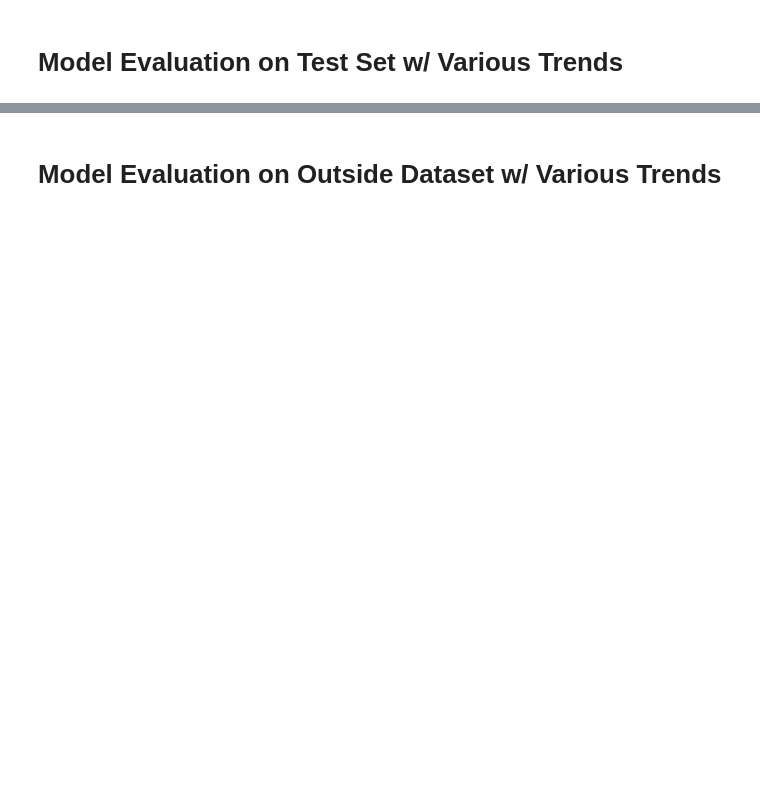
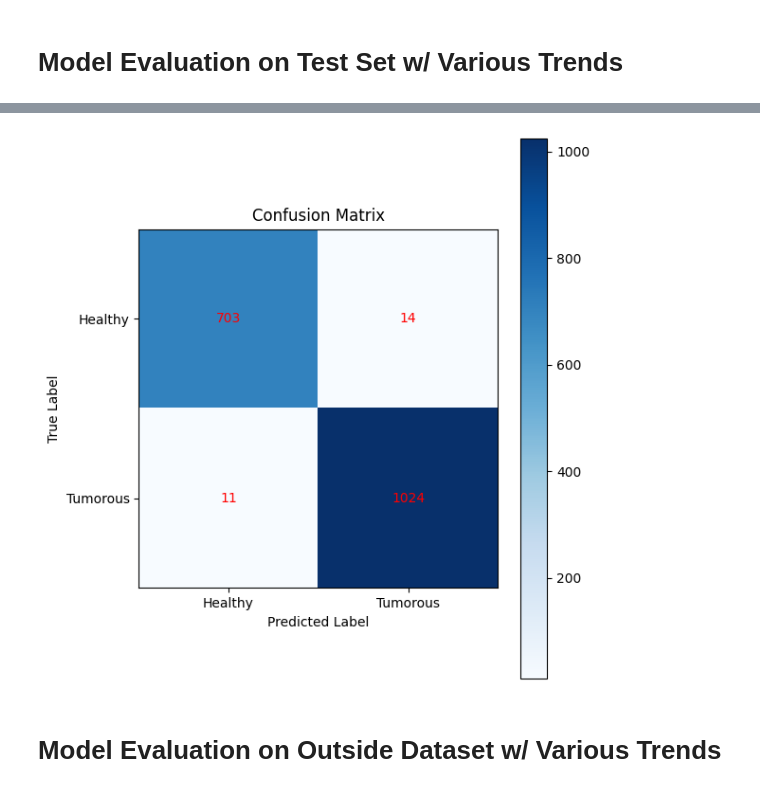
Before and after one commit to andrewb2011/CNNBrainScanProject, a Jupyter notebook: Brain_Tumor_Detection.ipynb, the cells around one changed output, grey strips where cells are left out. Saved outputs shown, nothing was run; the diff lists cells and outputs as text; code cells hidden in the pictures; blank space fills up the shorter version.

```diff
--- a/Brain_Tumor_Detection.ipynb
+++ b/Brain_Tumor_Detection.ipynb
@@ -149,7 +225,6 @@ history = model.fit(
     train_dataset,
     epochs=20,
     validation_data=val_dataset,
-    use_multiprocessing=True
 )
 
 # Stop the timer
@@ -260,3 +412,25 @@ plt.show()
+# %%
+# Plot the confusion matrix
+cm = confusion_matrix(true_labels, predictions)
+
+plt.figure(figsize=(6, 6))
+plt.imshow(cm, interpolation='nearest', cmap=plt.cm.Blues)
+plt.title('Confusion Matrix')
+plt.colorbar()
+plt.xticks(np.arange(2), ['Healthy', 'Tumorous'])
+plt.yticks(np.arange(2), ['Healthy', 'Tumorous'])
+
+# Annotate the confusion matrix
+for i in range(2):
+    for j in range(2):
+        plt.text(j, i, cm[i, j], ha='center', va='center', color='red')
+
+plt.xlabel('Predicted Label')
+plt.ylabel('True Label')
+plt.tight_layout()
+plt.show()
+# %% [output]
+[figure, added]
 # %% [markdown]
 # Model Evaluation on Outside Dataset w/ Various Trends
 # %%
```
Also changed, not shown: parts of 28 cells of this notebook.
